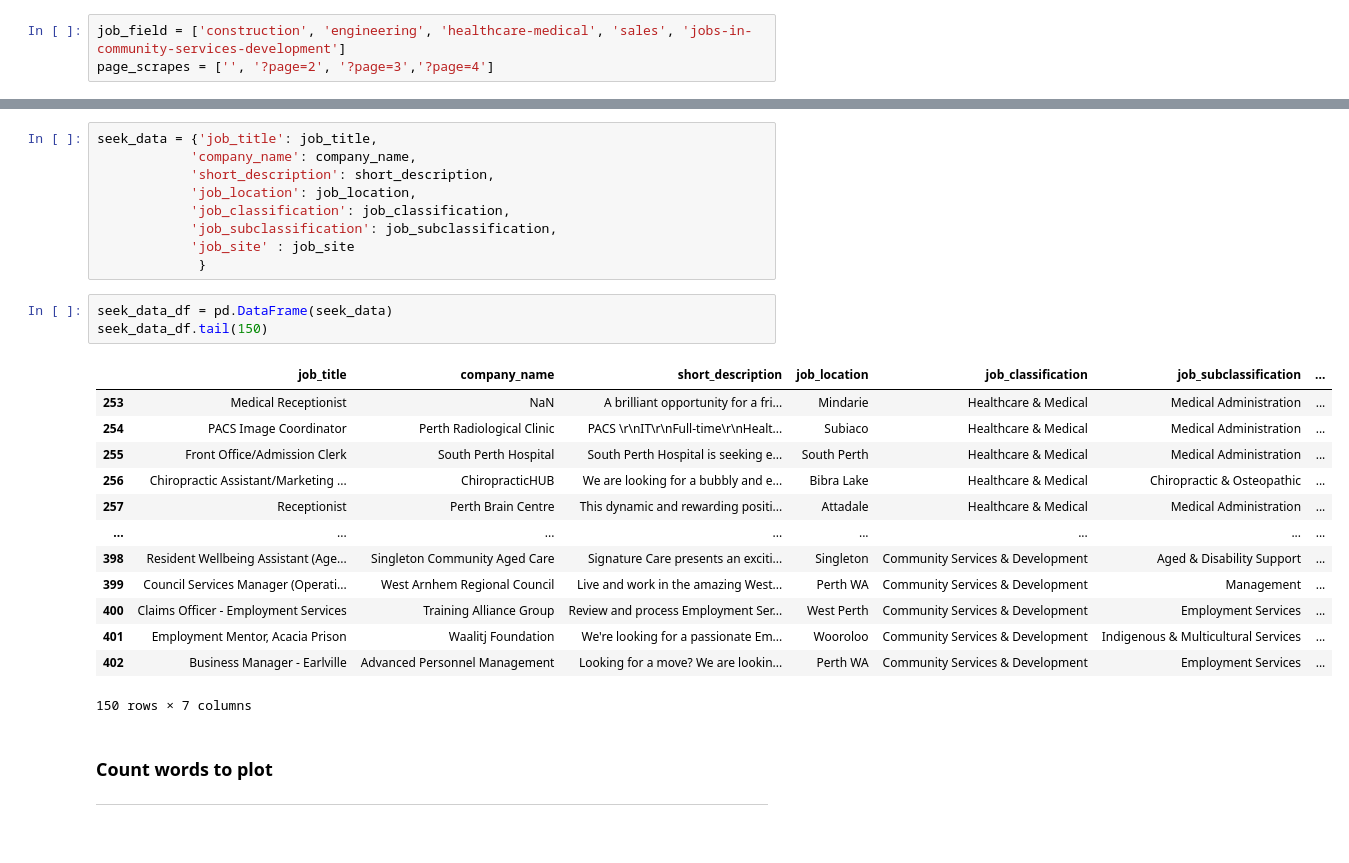
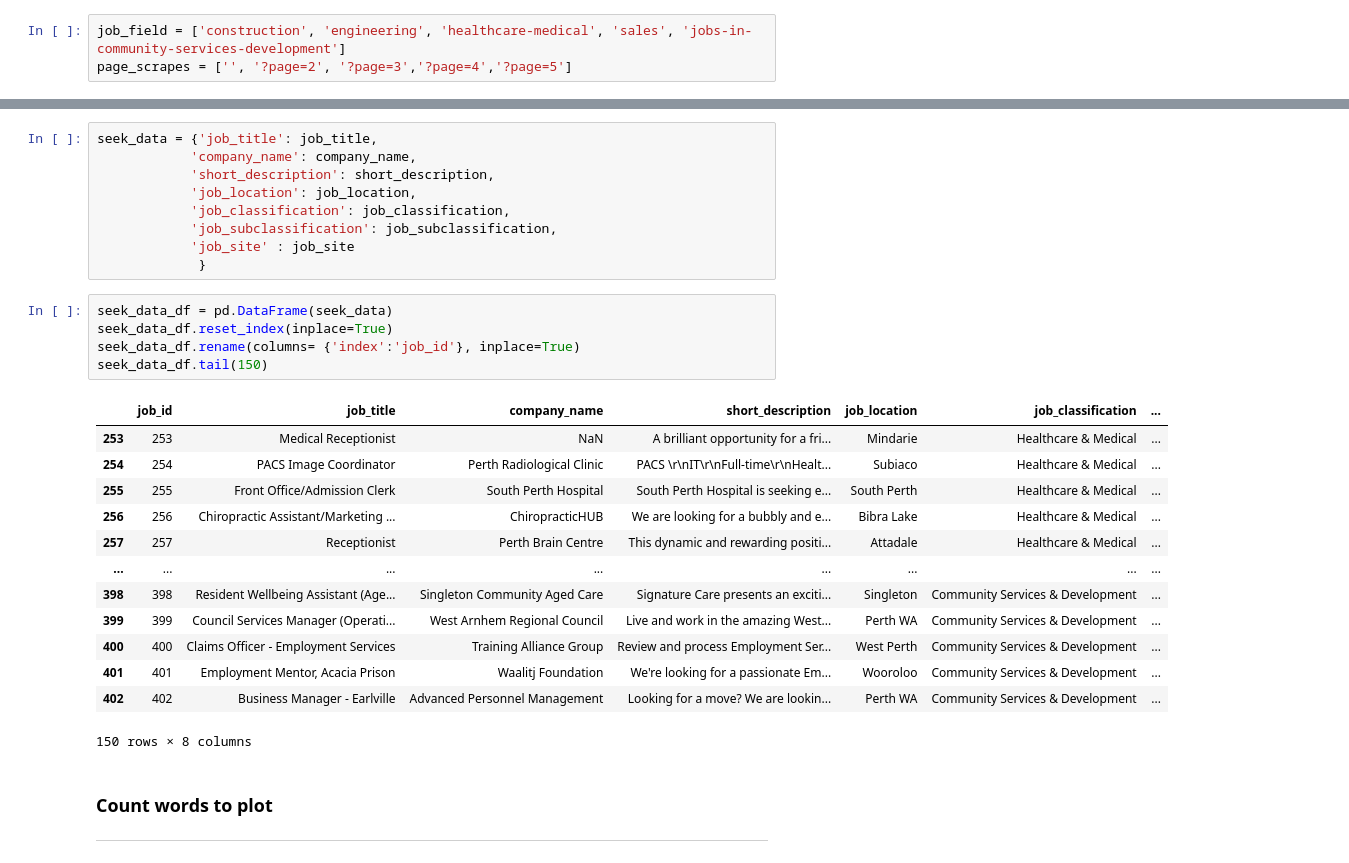
Before and after one commit to jonowood/Project_3, a Jupyter notebook: Webscraper Clean - Jon-checkpoint.ipynb, the cells around one changed output, grey strips where cells are left out. Cells and saved outputs as stored; diff of their text form.

```diff
--- a/Webscraper Clean - Jon-checkpoint.ipynb
+++ b/Webscraper Clean - Jon-checkpoint.ipynb
@@ -39,7 +39,7 @@ Scrape the website
 Create list of scraping variables (job fields, pages[4])
 # %%
 job_field = ['construction', 'engineering', 'healthcare-medical', 'sales', 'jobs-in-community-services-development']
-page_scrapes = ['', '?page=2', '?page=3','?page=4']
+page_scrapes = ['', '?page=2', '?page=3','?page=4','?page=5']
 # %% [markdown]
 Scrape data
 # %%
@@ -99,21 +99,23 @@ seek_data = {'job_title': job_title,
              }
 # %%
 seek_data_df = pd.DataFrame(seek_data)
+seek_data_df.reset_index(inplace=True)
+seek_data_df.rename(columns= {'index':'job_id'}, inplace=True)
 seek_data_df.tail(150)
 # %% [output]
-|  | job_title | company_name | short_description | job_location | job_classification | job_subclassification | ... |
-| 253 | Medical Receptionist | NaN | A brilliant opportunity for a fri... | Mindarie | Healthcare & Medical | Medical Administration | ... |
-| 254 | PACS Image Coordinator | Perth Radiological Clinic | PACS \r\nIT\r\nFull-time\r\nHealt... | Subiaco | Healthcare & Medical | Medical Administration | ... |
-| 255 | Front Office/Admission Clerk | South Perth Hospital | South Perth Hospital is seeking e... | South Perth | Healthcare & Medical | Medical Administration | ... |
-| 256 | Chiropractic Assistant/Marketing ... | ChiropracticHUB | We are looking for a bubbly and e... | Bibra Lake | Healthcare & Medical | Chiropractic & Osteopathic | ... |
-| 257 | Receptionist | Perth Brain Centre | This dynamic and rewarding positi... | Attadale | Healthcare & Medical | Medical Administration | ... |
+|  | job_id | job_title | company_name | short_description | job_location | job_classification | ... |
+| 253 | 253 | Medical Receptionist | NaN | A brilliant opportunity for a fri... | Mindarie | Healthcare & Medical | ... |
+| 254 | 254 | PACS Image Coordinator | Perth Radiological Clinic | PACS \r\nIT\r\nFull-time\r\nHealt... | Subiaco | Healthcare & Medical | ... |
+| 255 | 255 | Front Office/Admission Clerk | South Perth Hospital | South Perth Hospital is seeking e... | South Perth | Healthcare & Medical | ... |
+| 256 | 256 | Chiropractic Assistant/Marketing ... | ChiropracticHUB | We are looking for a bubbly and e... | Bibra Lake | Healthcare & Medical | ... |
+| 257 | 257 | Receptionist | Perth Brain Centre | This dynamic and rewarding positi... | Attadale | Healthcare & Medical | ... |
 | ... | ... | ... | ... | ... | ... | ... | ... |
-| 398 | Resident Wellbeing Assistant (Age... | Singleton Community Aged Care | Signature Care presents an exciti... | Singleton | Community Services & Development | Aged & Disability Support | ... |
-| 399 | Council Services Manager (Operati... | West Arnhem Regional Council | Live and work in the amazing West... | Perth WA | Community Services & Development | Management | ... |
-| 400 | Claims Officer - Employment Services | Training Alliance Group | Review and process Employment Ser... | West Perth | Community Services & Development | Employment Services | ... |
-| 401 | Employment Mentor, Acacia Prison | Waalitj Foundation | We're looking for a passionate Em... | Wooroloo | Community Services & Development | Indigenous & Multicultural Services | ... |
-| 402 | Business Manager - Earlville | Advanced Personnel Management | Looking for a move? We are lookin... | Perth WA | Community Services & Development | Employment Services | ... |
+| 398 | 398 | Resident Wellbeing Assistant (Age... | Singleton Community Aged Care | Signature Care presents an exciti... | Singleton | Community Services & Development | ... |
+| 399 | 399 | Council Services Manager (Operati... | West Arnhem Regional Council | Live and work in the amazing West... | Perth WA | Community Services & Development | ... |
+| 400 | 400 | Claims Officer - Employment Services | Training Alliance Group | Review and process Employment Ser... | West Perth | Community Services & Development | ... |
+| 401 | 401 | Employment Mentor, Acacia Prison | Waalitj Foundation | We're looking for a passionate Em... | Wooroloo | Community Services & Development | ... |
+| 402 | 402 | Business Manager - Earlville | Advanced Personnel Management | Looking for a move? We are lookin... | Perth WA | Community Services & Development | ... |
-150 rows × 7 columns
+150 rows × 8 columns
 # %% [markdown]
 ### Count words to plot
 
```
Also changed, not shown: parts of 4 cells of this notebook.
